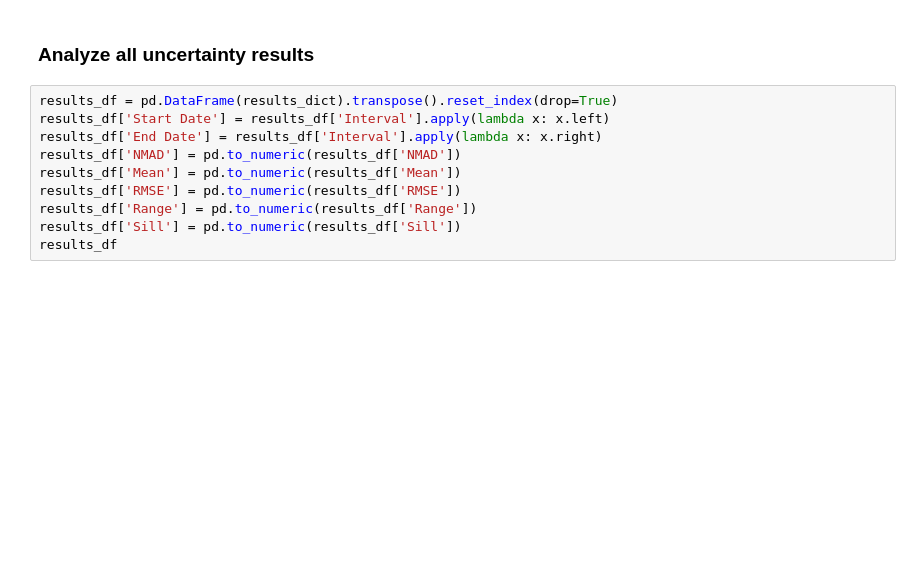
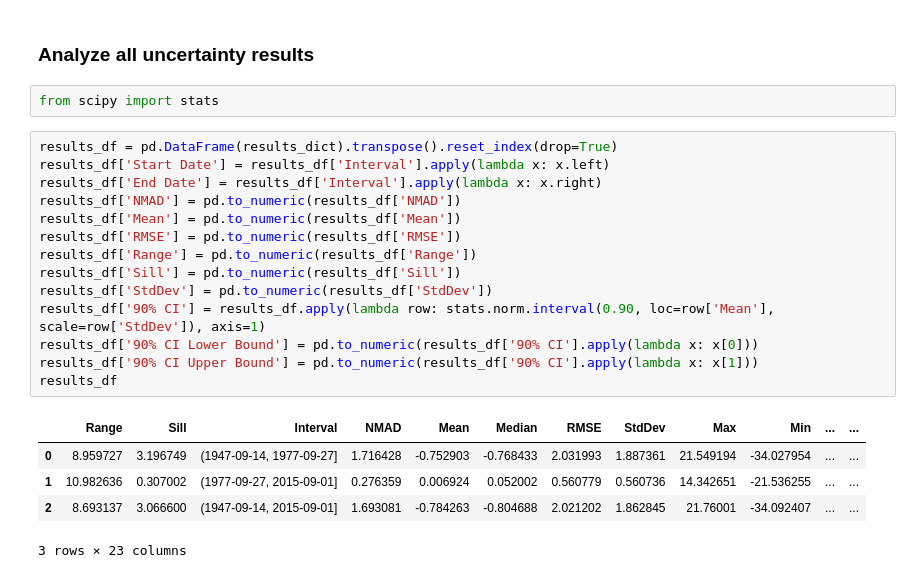
Before and after one commit to elischwat/hsfm-geomorph, a Jupyter notebook: dem-analysis/mt_baker_mass_wasted/uncertainty.ipynb, the cells around one changed output. Drawn from its saved outputs; the diff is of its cells as text; blank space fills up the shorter version.

```diff
--- a/dem-analysis/mt_baker_mass_wasted/uncertainty.ipynb
+++ b/dem-analysis/mt_baker_mass_wasted/uncertainty.ipynb
@@ -383,13 +313,25 @@ KeyboardInterrupt
 # %% [markdown]
 ### Analyze all uncertainty results
+# %%
+from scipy import stats
 # %%
 results_df = pd.DataFrame(results_dict).transpose().reset_index(drop=True)
 results_df['Start Date'] = results_df['Interval'].apply(lambda x: x.left)
 results_df['End Date'] = results_df['Interval'].apply(lambda x: x.right)
 results_df['NMAD'] = pd.to_numeric(results_df['NMAD'])
 results_df['Mean'] = pd.to_numeric(results_df['Mean'])
 results_df['RMSE'] = pd.to_numeric(results_df['RMSE'])
 results_df['Range'] = pd.to_numeric(results_df['Range'])
 results_df['Sill'] = pd.to_numeric(results_df['Sill'])
+results_df['StdDev'] = pd.to_numeric(results_df['StdDev'])
+results_df['90% CI'] = results_df.apply(lambda row: stats.norm.interval(0.90, loc=row['Mean'], scale=row['StdDev']), axis=1)
+results_df['90% CI Lower Bound'] = pd.to_numeric(results_df['90% CI'].apply(lambda x: x[0]))
+results_df['90% CI Upper Bound'] = pd.to_numeric(results_df['90% CI'].apply(lambda x: x[1]))
 results_df
+# %% [output]
+|  | Range | Sill | Interval | NMAD | Mean | Median | RMSE | StdDev | Max | Min | ... | ... |
+| 0 | 8.959727 | 3.196749 | (1947-09-14, 1977-09-27] | 1.716428 | -0.752903 | -0.768433 | 2.031993 | 1.887361 | 21.549194 | -34.027954 | ... | ... |
+| 1 | 10.982636 | 0.307002 | (1977-09-27, 2015-09-01] | 0.276359 | 0.006924 | 0.052002 | 0.560779 | 0.560736 | 14.342651 | -21.536255 | ... | ... |
+| 2 | 8.693137 | 3.066600 | (1947-09-14, 2015-09-01] | 1.693081 | -0.784263 | -0.804688 | 2.021202 | 1.862845 | 21.76001 | -34.092407 | ... | ... |
+3 rows × 23 columns
 # %%
```
Also changed, not shown: parts of 22 cells of this notebook, 25 other files.
